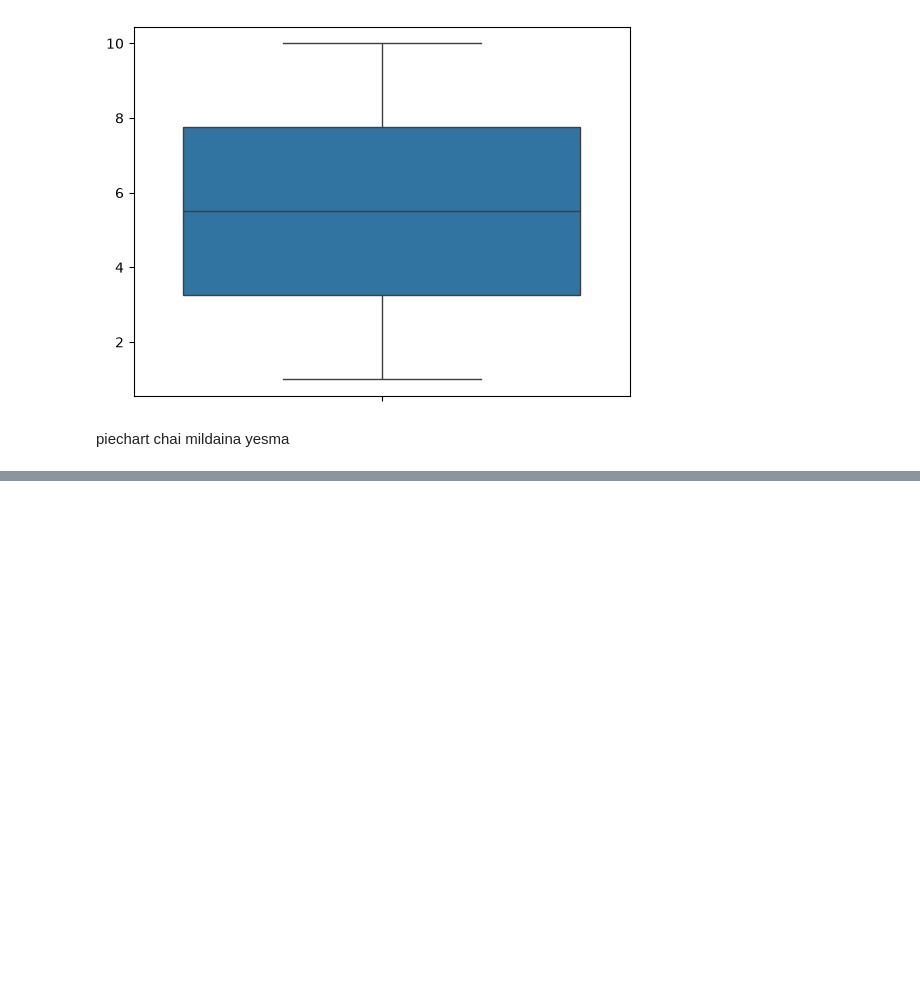
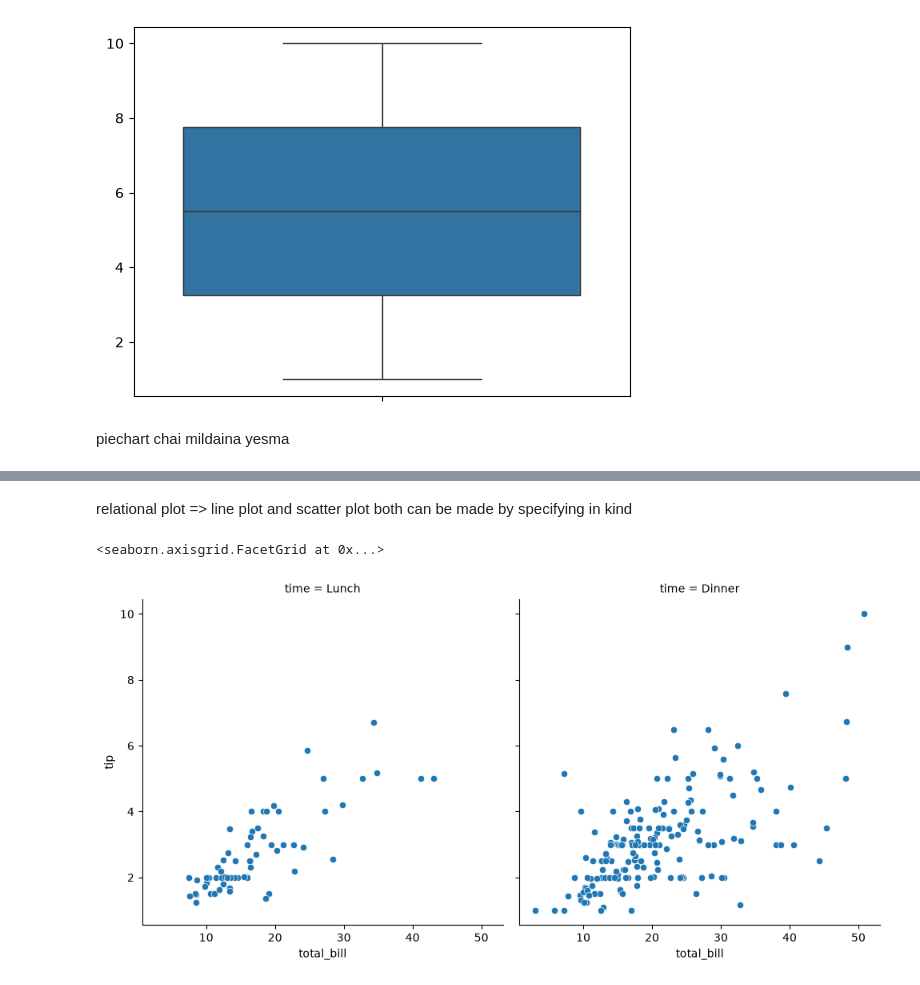
Before and after one commit to kishorilol/datasciencepadhdai, a Jupyter notebook: pandas/seaborn/sea1.ipynb, the cells around one changed output, grey strips where cells are left out. Saved outputs shown, nothing was run; the diff lists cells and outputs as text; code cells hidden in the pictures; blank space fills up the shorter version.

Commit message:
seaborn sako

```diff
--- a/pandas/seaborn/sea1.ipynb
+++ b/pandas/seaborn/sea1.ipynb
@@ -158,0 +198,7 @@ piechart chai mildaina yesma
+# %% [markdown]
+relational plot => line plot and scatter plot both can be made by specifying in kind
+# %%
+sns.relplot(data=tips, x='total_bill', y='tip', kind='scatter', col='time')
+# %% [output]
+<seaborn.axisgrid.FacetGrid at 0x...>
+[figure, added]
```
Also changed, not shown: parts of 14 cells of this notebook.
